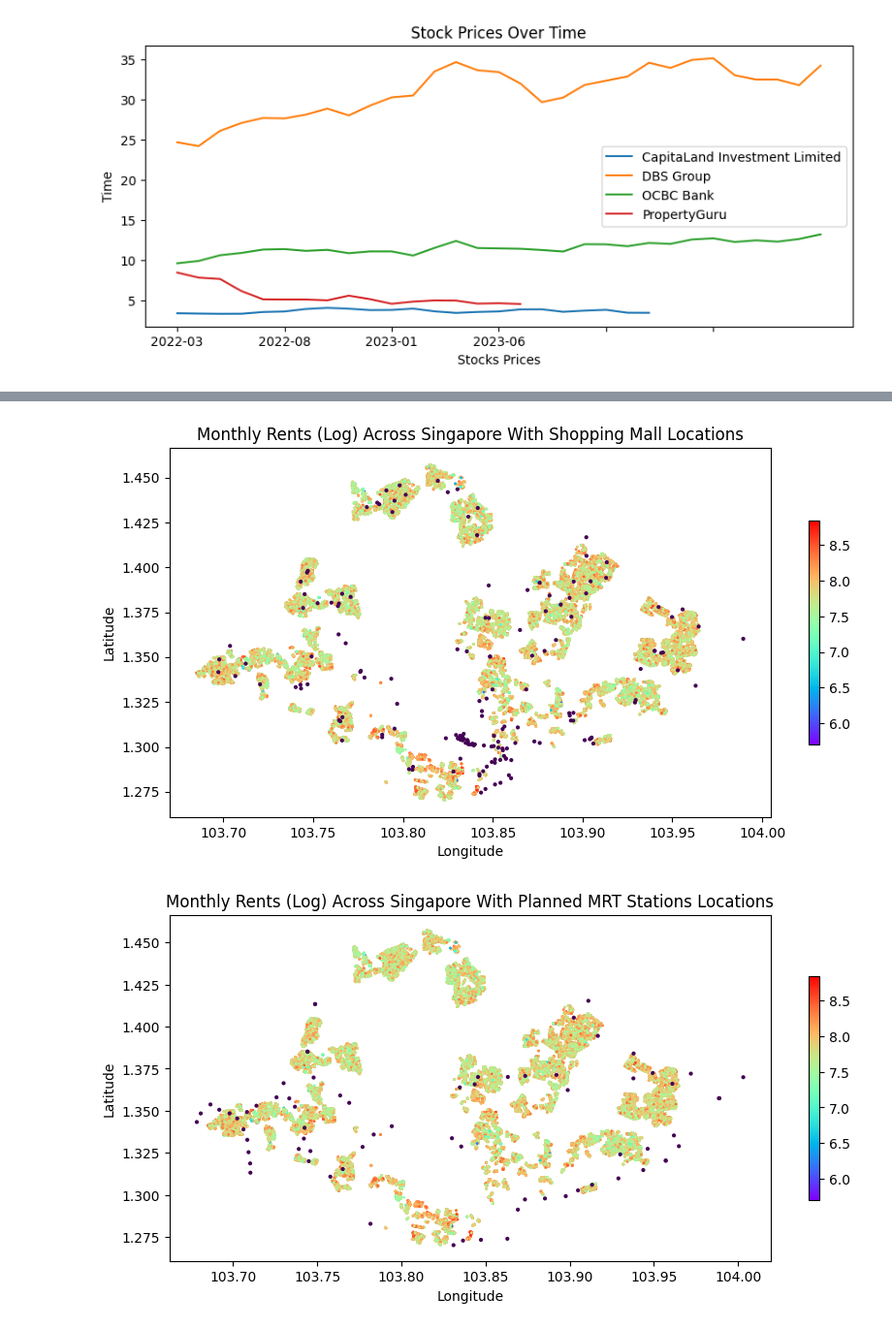
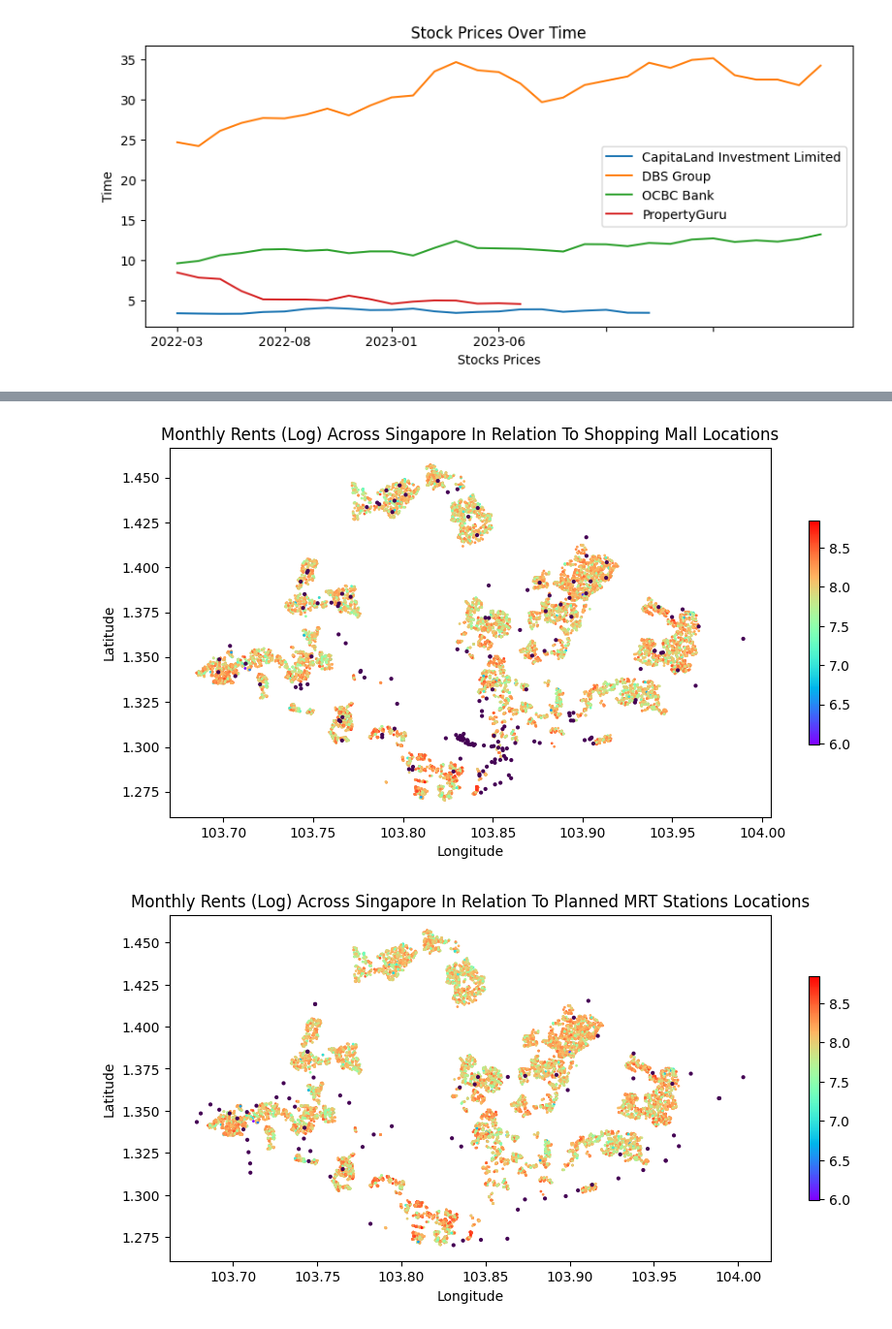
Before and after one commit to nwjbrandon/CS5228_Project, a Jupyter notebook: EDA.ipynb, the cells around one changed output, grey strips where cells are left out. Shown at 97% size. Drawn from its saved outputs; the diff is of its cells as text; code cells hidden in the pictures.

```diff
--- a/EDA.ipynb
+++ b/EDA.ipynb
@@ -8,6 +8,7 @@ from geopandas import GeoDataFrame
 from shapely.geometry import Point
 
 train_df = pd.read_csv('train.csv')
+train_df["flat_type"] = train_df["flat_type"].str.replace('-',' ')
 train_df.head()
 # %% [output]
 |  | rent_approval_date | town | block | street_name | flat_type | flat_model | floor_area_sqm | furnished | ... |
@@ -155,3 +158,7 @@ plt.legend()
 plt.show()
 # %% [output]
 [figure]
+# %%
+print("n rows: ", len(train_df))
+train_df = train_df[train_df["rent_approval_date"] > "2023-01"]
+print("n rows: ", len(train_df))
@@ -194,24 +204,24 @@ aux_df = pd.read_csv("auxiliary-data/sg-shopping-malls.csv")
 aux_geo_df = GeoDataFrame({"schools": [1 for i in range(len(aux_df))]}, geometry=[Point(xy) for xy in zip(aux_df['longitude'], aux_df['latitude'])])
 aux_geo_df.plot(column='schools', ax=ax, legend_kwds={'shrink': 0.3}, markersize=4)
 
-plt.title('Monthly Rents (Log) Across Singapore With Shopping Mall Locations')
+plt.title('Monthly Rents (Log) Across Singapore In Relation To Shopping Mall Locations')
 plt.xlabel('Longitude')
 plt.ylabel('Latitude')
 plt.show()
 # %% [output]
-[figure, old version]
+[figure, new version]
 # %%
 fig, ax = plt.subplots(figsize = (10, 10))
 geo_df = GeoDataFrame({"monthly_rent": np.log(train_df["monthly_rent"])}, geometry=[Point(xy) for xy in zip(train_df['longitude'], train_df['latitude'])])
 geo_df.plot(column='monthly_rent', ax=ax, cmap='rainbow', legend=True,  legend_kwds={'shrink': 0.3}, markersize=1)
 
 aux_df = pd.read_csv("auxiliary-data/sg-mrt-planned-stations.csv")
 aux_geo_df = GeoDataFrame({"schools": [1 for i in range(len(aux_df))]}, geometry=[Point(xy) for xy in zip(aux_df['longitude'], aux_df['latitude'])])
 aux_geo_df.plot(column='schools', ax=ax, legend_kwds={'shrink': 0.3}, markersize=4)
 
-plt.title('Monthly Rents (Log) Across Singapore With Planned MRT Stations Locations')
+plt.title('Monthly Rents (Log) Across Singapore In Relation To Planned MRT Stations Locations')
 plt.xlabel('Longitude')
 plt.ylabel('Latitude')
 plt.show()
 # %% [output]
-[figure, old version]
+[figure, new version]
```
Also changed, not shown: parts of 9 cells of this notebook, 19 other files.
